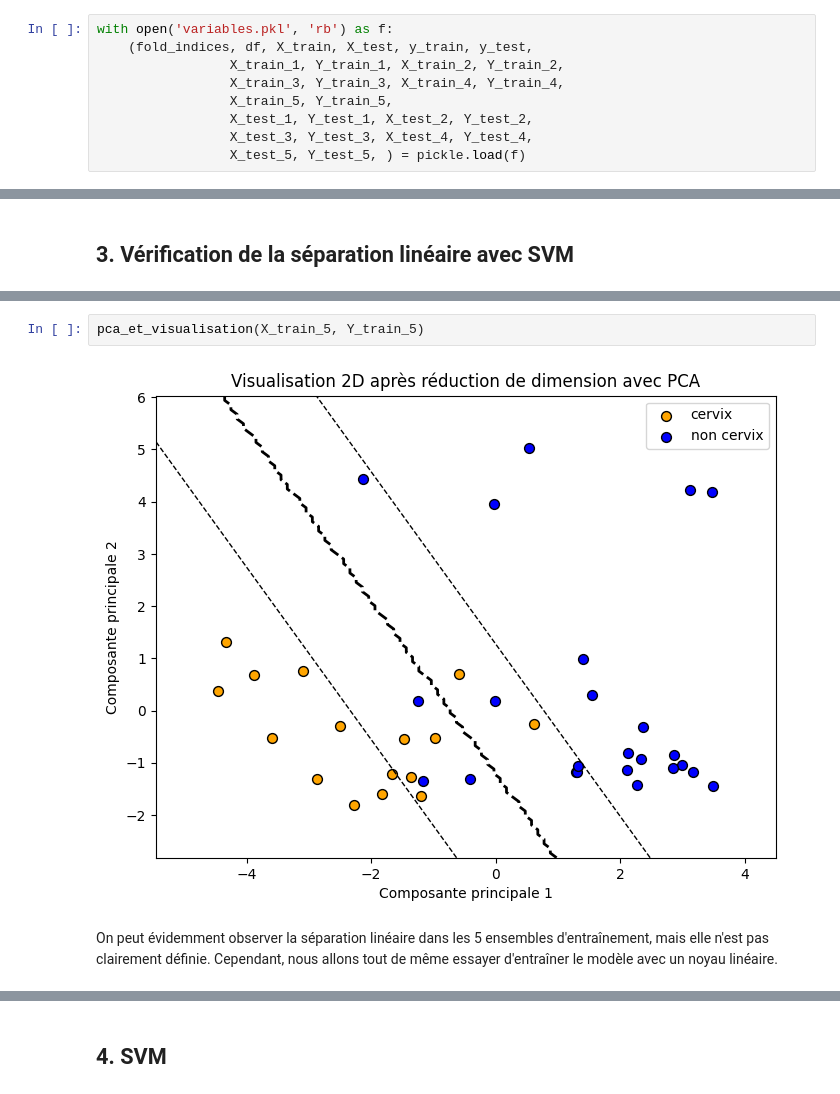
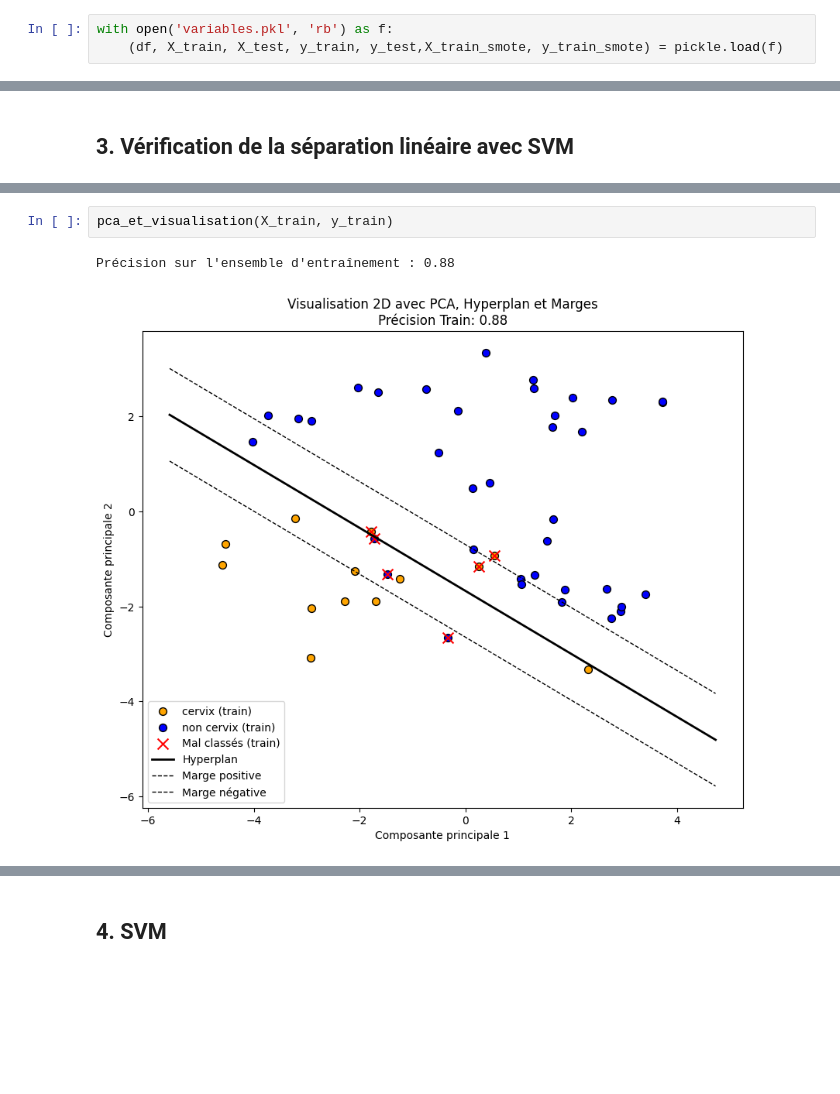
Before and after one commit to marktr11/Cervical-Cancer-Risk-Classification, a Jupyter notebook: Code/SVM.ipynb, the cells around one changed output, grey strips where cells are left out. Cells and saved outputs as stored; diff of their text form; blank space fills up the shorter version.

```diff
--- a/Code/SVM.ipynb
+++ b/Code/SVM.ipynb
@@ -42,10 +45,4 @@ from fonctionUtile import *
 ## 2. Importation des ensembles d'entraînement et de test (validation croisée)
 # %%
 with open('variables.pkl', 'rb') as f:
-    (fold_indices, df, X_train, X_test, y_train, y_test,
-                 X_train_1, Y_train_1, X_train_2, Y_train_2,
-                 X_train_3, Y_train_3, X_train_4, Y_train_4,
-                 X_train_5, Y_train_5,
-                 X_test_1, Y_test_1, X_test_2, Y_test_2,
-                 X_test_3, Y_test_3, X_test_4, Y_test_4,
-                 X_test_5, Y_test_5, ) = pickle.load(f)
+    (df, X_train, X_test, y_train, y_test,X_train_smote, y_train_smote) = pickle.load(f)
@@ -77,6 +51,5 @@ pca_et_visualisation(X_train_4, Y_train_4)
-# %%
-pca_et_visualisation(X_train_5, Y_train_5)
-# %% [output]
-[figure, removed]
-# %% [markdown]
-On peut évidemment observer la séparation linéaire dans les 5 ensembles d'entraînement, mais elle n'est pas clairement définie. Cependant, nous allons tout de même essayer d'entraîner le modèle avec un noyau linéaire.
+# %%
+pca_et_visualisation(X_train, y_train)
+# %% [output]
+Précision sur l'ensemble d'entraînement : 0.88
+[figure, added]
```
Also changed, not shown: parts of 22 cells of this notebook, 4 other files.
